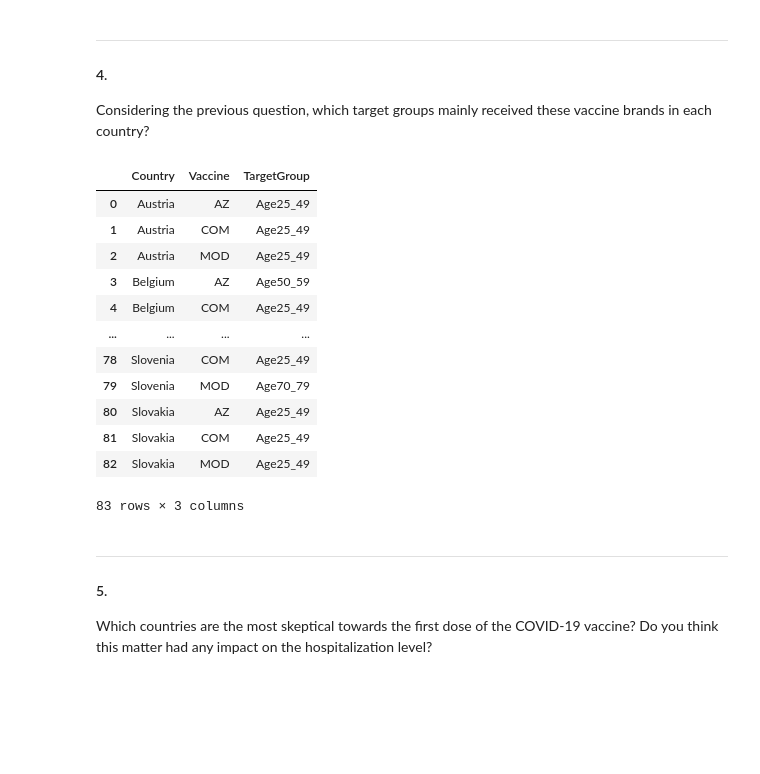
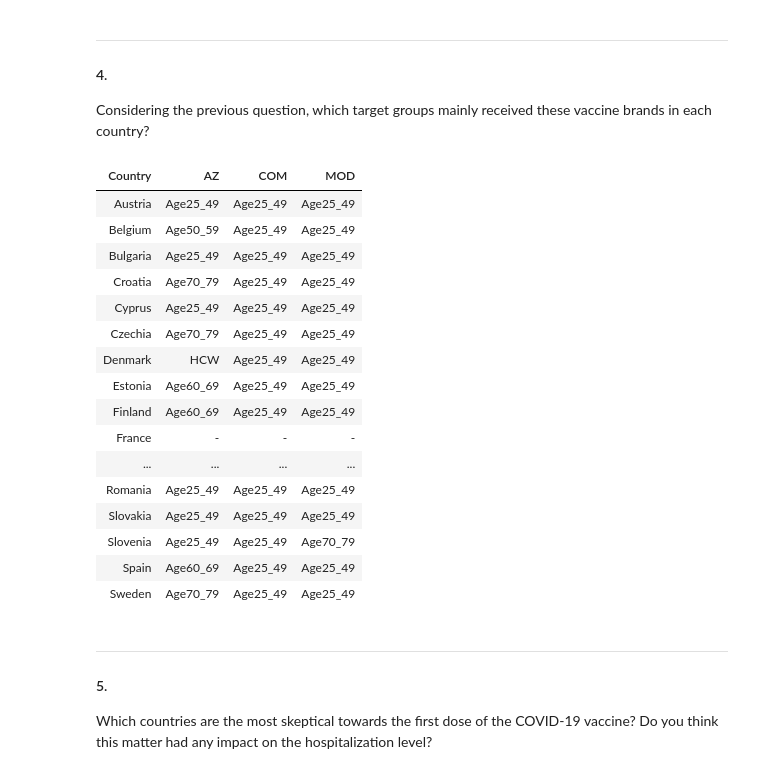
Before and after one commit to Globose/dv1597, a Jupyter notebook: a2/book.ipynb, the cells around one changed output. Cells and saved outputs as stored; diff of their text form; code cells hidden in the pictures; blank space fills up the shorter version.

```diff
--- a/a2/book.ipynb
+++ b/a2/book.ipynb
@@ -347,52 +355,76 @@ Considering the previous question, which target groups mainly received these vac
 df_vaccines = df_vaccination.copy()
 
 # Add together the different doses because 'NumberOfDoses' didn't work correctly with each target group
 df_vaccines['Additional'] = df_vaccines['DoseAdditional1'] + df_vaccines['DoseAdditional2'] + df_vaccines['DoseAdditional3'] + df_vaccines['DoseAdditional4'] + df_vaccines['DoseAdditional5']
 df_vaccines['Doses'] = df_vaccines['FirstDose'] + df_vaccines['SecondDose'] + df_vaccines['Additional']
 
 # Remove unwanted targetgroups and sum up doses
-df_vaccines = df_vaccines[~df_vaccines['TargetGroup'].isin(['ALL','1_Age60+'])]
+df_vaccines = df_vaccines[~df_vaccines['TargetGroup'].isin(['ALL','1_Age60+','1_Age<60'])]
 df_vaccines = df_vaccines.groupby(['ReportingCountry', 'Vaccine', 'TargetGroup'])['Doses'].sum().reset_index()
 
 # Filter out top 3 vaccines we got from the last question
 top_3 = ['COM', 'MOD', 'AZ']
 df_filtered = df_vaccines[df_vaccines['Vaccine'].isin(top_3)]
 grouped = df_filtered.groupby(['ReportingCountry', 'Vaccine'])
 
 # Define a function to get the largest target group for each vaccine in each country
 def get_largest_target_group(group):
     # Get the row with the maximum 'NumberDosesReceived'
     largest_row = group.loc[group['Doses'].idxmax()]
     return largest_row
 
 # Apply the function to each group and create a new DataFrame
 largest_target_group_df = grouped.apply(get_largest_target_group)
 
 # Reset the index to include 'ReportingCountry' and 'Vaccine' as columns
 largest_target_group_df = largest_target_group_df.reset_index(drop=True)
 largest_target_group_df = largest_target_group_df[largest_target_group_df['Doses'] != 0]
 largest_target_group_df['Country'] = largest_target_group_df['ReportingCountry'].map(name_dict)
-# largest_target_group_df.drop('ReportingCountry')
 
-display(largest_target_group_df.iloc[:, [4, 1, 2]])
+# Create table with vaccine as columns
+df = largest_target_group_df.pivot_table(index='Country', columns='Vaccine', values='TargetGroup', aggfunc='sum').reset_index()
+# display(df)
 
-# format?
-# Country   COM     MOD     AZ
-# Sweden    AGE_G   AGE_G   AGE_G
+data = {'Country':[], 'AZ':[], 'COM':[], 'MOD':[]}
+
+# Rearrange the data, create new Dataframe, add missing countries (Germany and France)
+for c in name_dict.values():
+    data['Country'].append(c)
+    slice = df[df['Country'] == c]
+    if len(slice) == 0: # Countries with no data
+        data['AZ'].append('-')
+        data['COM'].append('-')
+        data['MOD'].append('-')
+    else:
+        # Add TargetGroup data
+        if c == 'Liechtenstein':
+            data['AZ'].append('-') # Deals with NaN-value
+        else:
+            data['AZ'].append(slice.values[0][1])
+        data['COM'].append(slice.values[0][2])
+        data['MOD'].append(slice.values[0][3])
+
+# FRANCE and GERMANY all vaccines are UNK
+df = pd.DataFrame(data)
+display(df.style.hide())
 # %% [output]
-|  | Country | Vaccine | TargetGroup |
-| 0 | Austria | AZ | Age25_49 |
-| 1 | Austria | COM | Age25_49 |
-| 2 | Austria | MOD | Age25_49 |
-| 3 | Belgium | AZ | Age50_59 |
-| 4 | Belgium | COM | Age25_49 |
+| Country | AZ | COM | MOD |
+| Austria | Age25_49 | Age25_49 | Age25_49 |
+| Belgium | Age50_59 | Age25_49 | Age25_49 |
+| Bulgaria | Age25_49 | Age25_49 | Age25_49 |
+| Croatia | Age70_79 | Age25_49 | Age25_49 |
+| Cyprus | Age25_49 | Age25_49 | Age25_49 |
+| Czechia | Age70_79 | Age25_49 | Age25_49 |
+| Denmark | HCW | Age25_49 | Age25_49 |
+| Estonia | Age60_69 | Age25_49 | Age25_49 |
+| Finland | Age60_69 | Age25_49 | Age25_49 |
+| France | - | - | - |
 | ... | ... | ... | ... |
-| 78 | Slovenia | COM | Age25_49 |
-| 79 | Slovenia | MOD | Age70_79 |
-| 80 | Slovakia | AZ | Age25_49 |
-| 81 | Slovakia | COM | Age25_49 |
-| 82 | Slovakia | MOD | Age25_49 |
+| Romania | Age25_49 | Age25_49 | Age25_49 |
+| Slovakia | Age25_49 | Age25_49 | Age25_49 |
+| Slovenia | Age25_49 | Age25_49 | Age70_79 |
+| Spain | Age60_69 | Age25_49 | Age25_49 |
+| Sweden | Age70_79 | Age25_49 | Age25_49 |
-83 rows × 3 columns
 # %% [markdown]
 ***
 #### 5.
```
Also changed, not shown: parts of 8 cells of this notebook.
